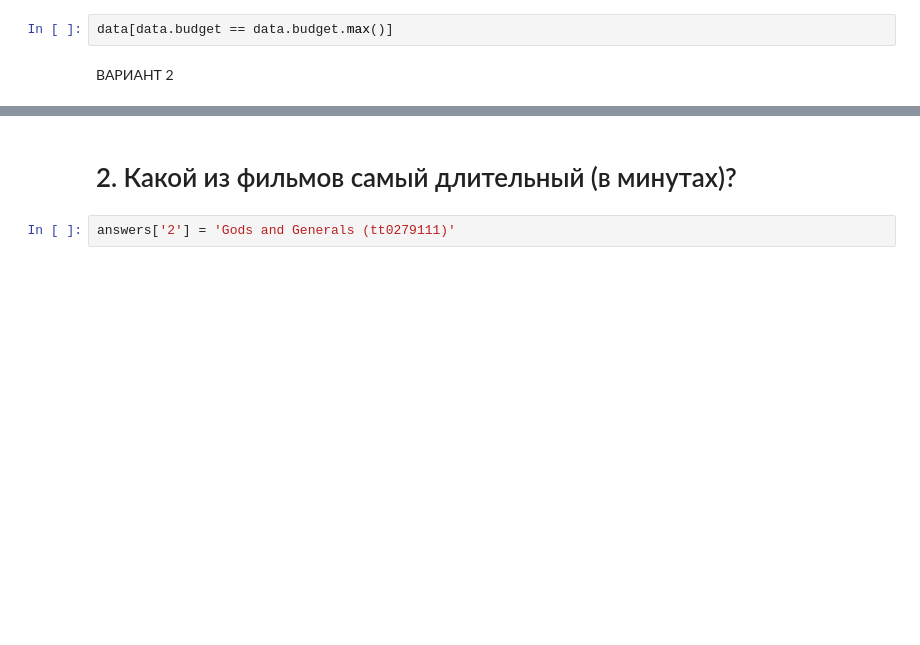
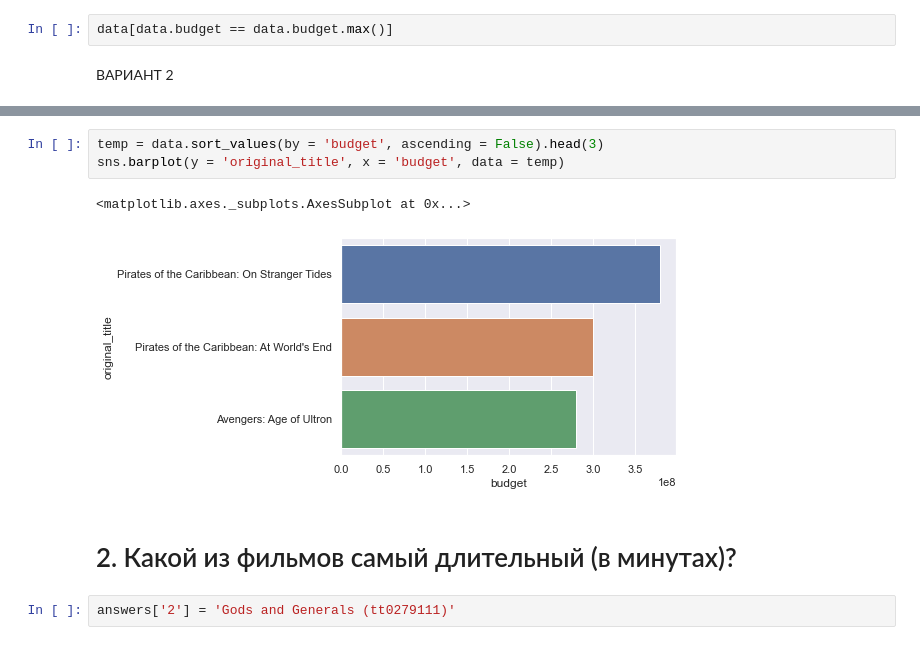
Before and after one commit to Golovolastik/skillfactory_rds, a Jupyter notebook: Movies_IMBD_v4.1_TEMPLATE.ipynb, the cells around one changed output, grey strips where cells are left out. Cells and saved outputs as stored; diff of their text form; blank space fills up the shorter version.

```diff
--- a/Movies_IMBD_v4.1_TEMPLATE.ipynb
+++ b/Movies_IMBD_v4.1_TEMPLATE.ipynb
@@ -45,3 +58,9 @@ data.loc[data.budget.idxmax()]['original_title']
+# %%
+temp = data.sort_values(by = 'budget', ascending = False).head(3)
+sns.barplot(y = 'original_title', x = 'budget', data = temp)
+# %% [output]
+<matplotlib.axes._subplots.AxesSubplot at 0x...>
+[figure, added]
 # %% [markdown]
 # 2. Какой из фильмов самый длительный (в минутах)?
 # %%
```
Also changed, not shown: parts of 5 cells of this notebook.
